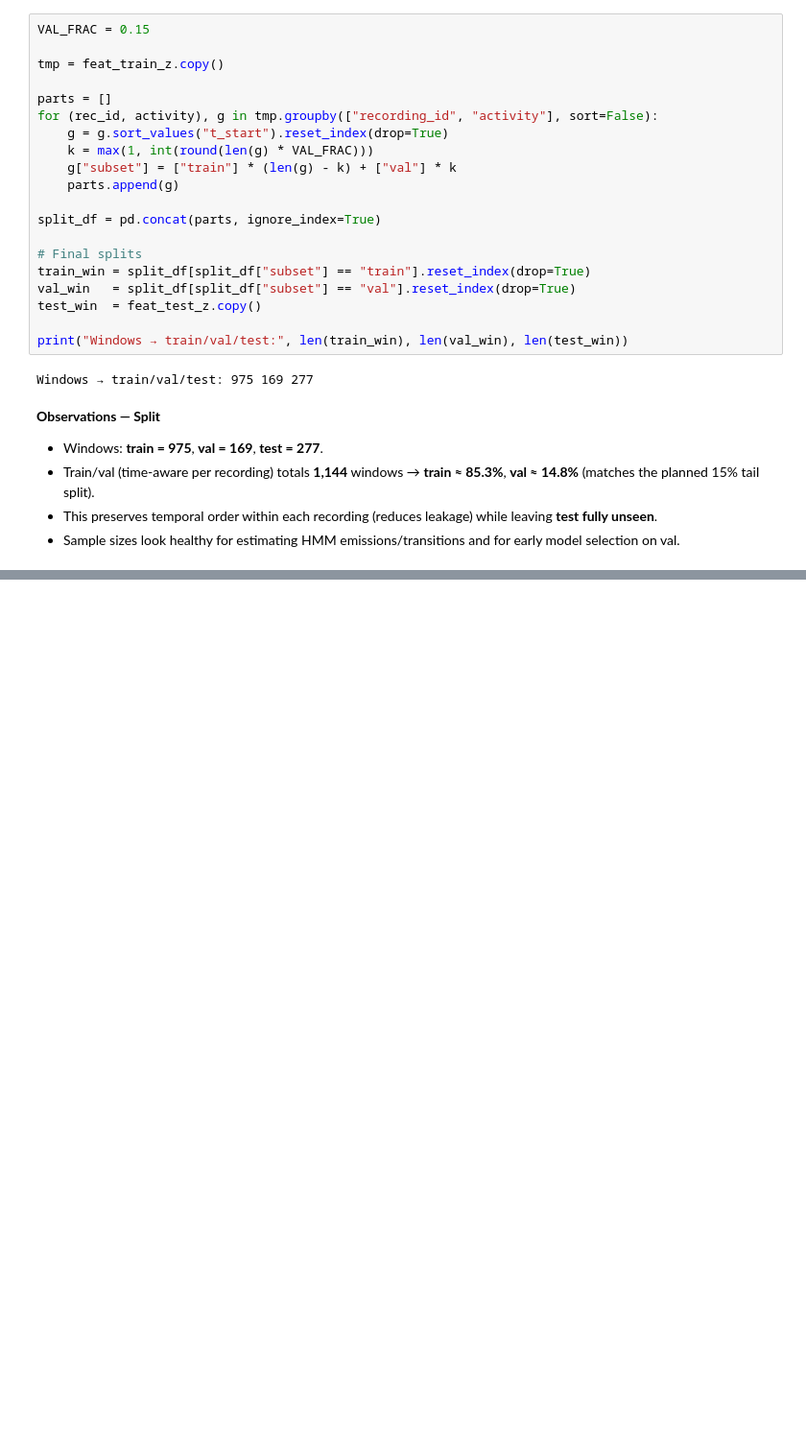
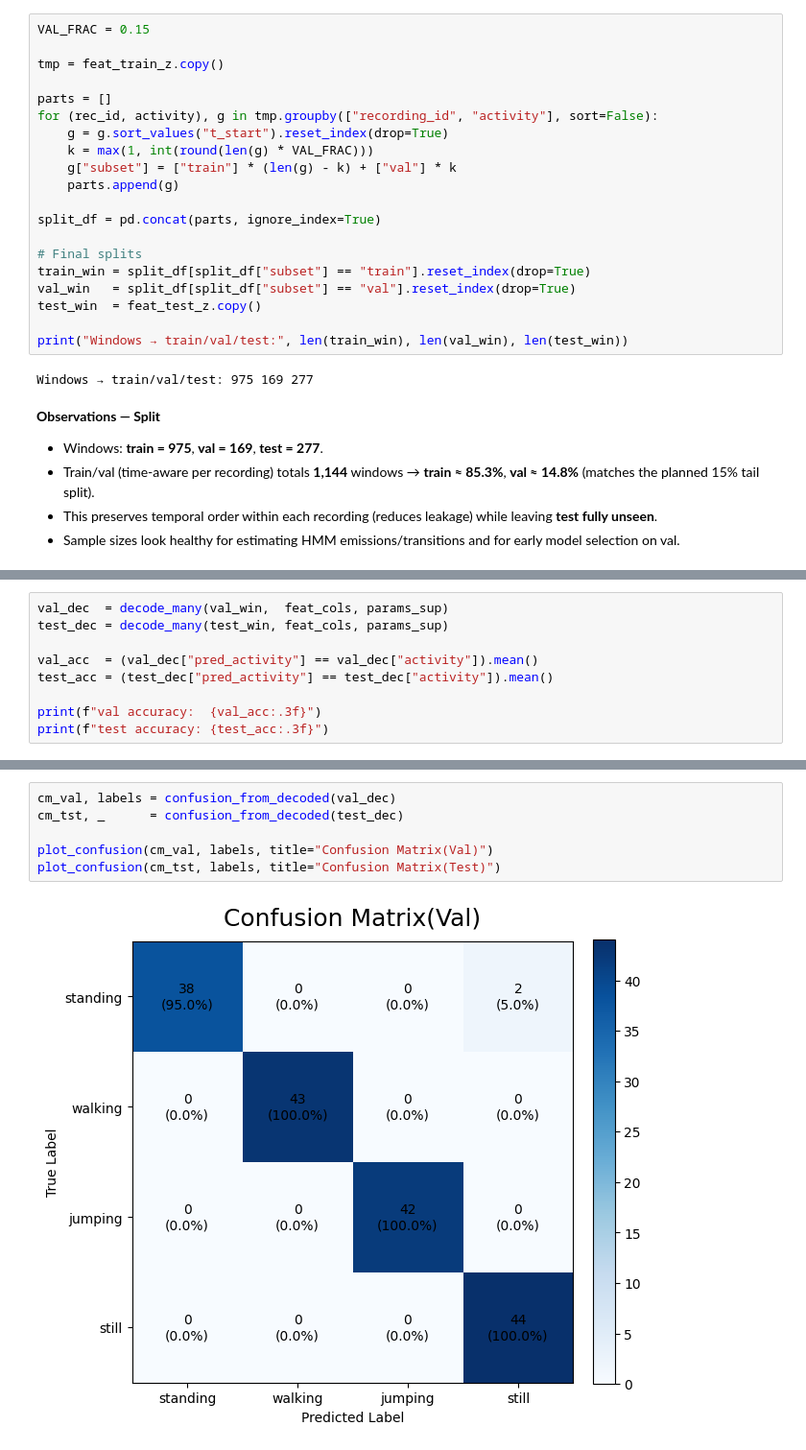
Before and after one commit to Christianib003/human-activity-recognition-hmm, a Jupyter notebook: notebooks/HMM_Project.ipynb, the cells around one changed output, grey strips where cells are left out. Shown at 96% size. Cells and saved outputs as stored; diff of their text form; blank space fills up the shorter version.

```diff
--- a/notebooks/HMM_Project.ipynb
+++ b/notebooks/HMM_Project.ipynb
@@ -546,0 +561,9 @@ Windows → train/val/test: 975 169 277
+# %%
+val_dec  = decode_many(val_win,  feat_cols, params_sup)
+test_dec = decode_many(test_win, feat_cols, params_sup)
+
+val_acc  = (val_dec["pred_activity"] == val_dec["activity"]).mean()
+test_acc = (test_dec["pred_activity"] == test_dec["activity"]).mean()
+
+print(f"val accuracy:  {val_acc:.3f}")
+print(f"test accuracy: {test_acc:.3f}")
@@ -546,0 +593,8 @@ Windows → train/val/test: 975 169 277
+# %%
+cm_val, labels = confusion_from_decoded(val_dec)
+cm_tst, _      = confusion_from_decoded(test_dec)
+
+plot_confusion(cm_val, labels, title="Confusion Matrix(Val)")
+plot_confusion(cm_tst, labels, title="Confusion Matrix(Test)")
+# %% [output]
+[figure, added]
```
Also changed, not shown: parts of 10 cells of this notebook, 3 other files.
